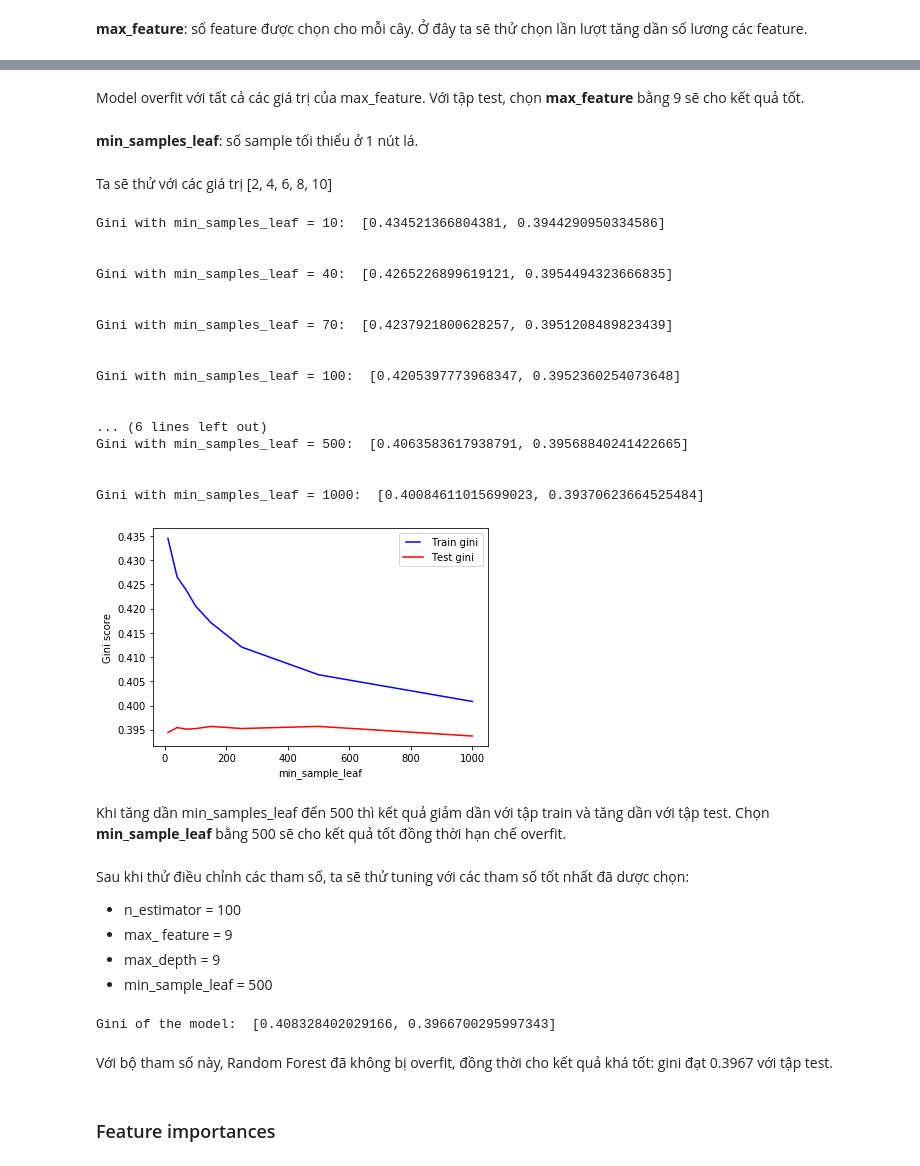
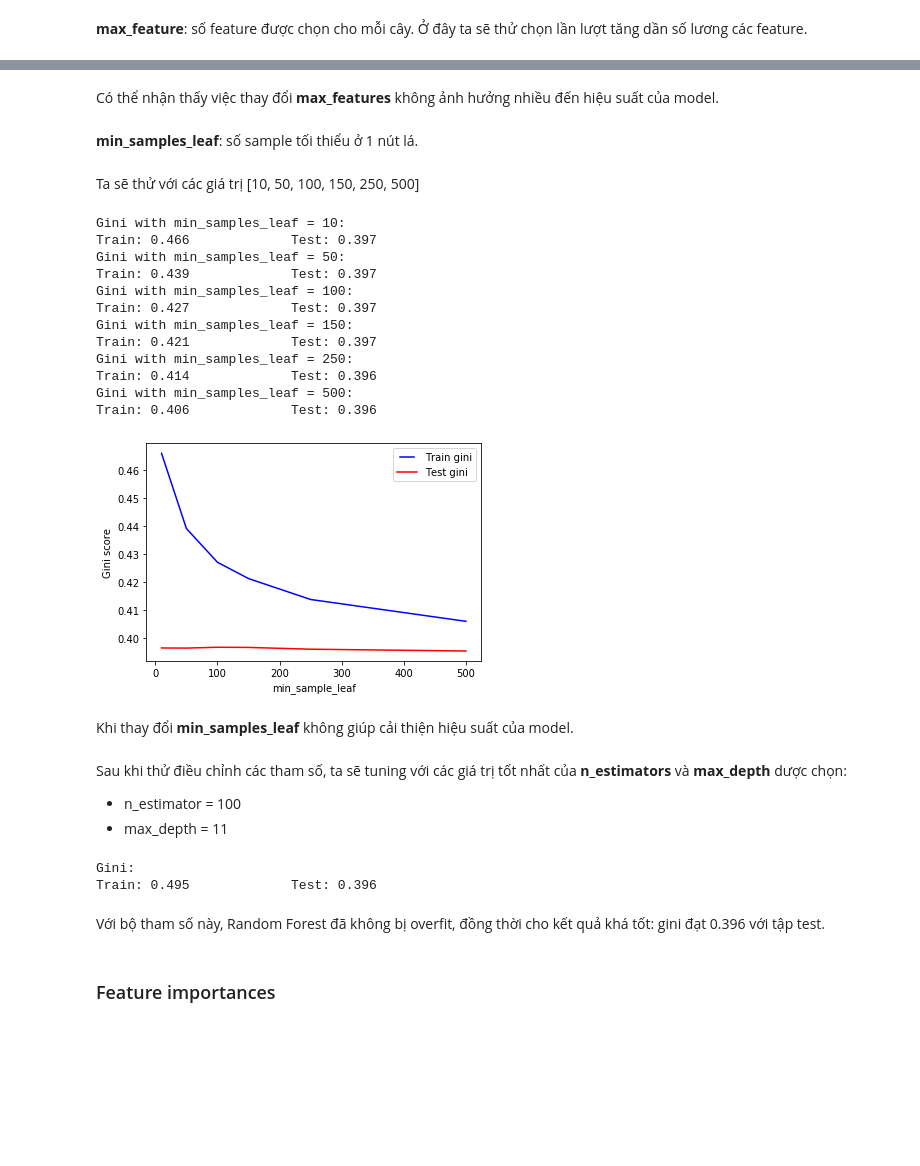
Before and after one commit to trungnt11/intern, a Jupyter notebook: intro.ipynb, the cells around one changed output, grey strips where cells are left out. Saved outputs shown, nothing was run; the diff lists cells and outputs as text; code cells hidden in the pictures; blank space fills up the shorter version.

```diff
--- a/intro.ipynb
+++ b/intro.ipynb
@@ -526,14 +518,14 @@ Có thể thấy model bị overfit khi các cây có độ sâu lớn dần. Ch
 **max_feature**: số feature được chọn cho mỗi cây.
 Ở đây ta sẽ thử chọn lần lượt tăng dần số lương các feature.
 # %%
-max_features = list(range(1, X_train.shape[1], 2))
+max_features = list(range(1, X_train.shape[1], 4))
 train_results = []
 test_results = []
 for max_feature in max_features:
-    rf = RandomForestClassifier(max_features=max_feature, n_jobs=-1, random_state=42, max_depth=9)
+    rf = RandomForestClassifier(max_features=max_feature, n_jobs=-1, random_state=42, max_depth=11)
 
-    print("Gini with max_features = %d: " % (max_feature), evaluate(rf, X_train, Y_train, X_test, Y_test))
-    print('\n')
+    print("Gini with max_features = %d: " % (max_feature))
+    print('Train: %.3f \t \t Test: %.3f' % (evaluate(rf, X_train, Y_train, X_test, Y_test)[0], evaluate(rf, X_train, Y_train, X_test, Y_test)[1] ))
 
     train_results.append(evaluate(rf, X_train, Y_train, X_test, Y_test)[0])
     test_results.append(evaluate(rf, X_train, Y_train, X_test, Y_test)[1])
@@ -568,53 +559,46 @@ Gini with max_features = 31:  [0.4489287840184404, 0.3900723758383622]
-# %% [markdown]
-Model overfit với tất cả các giá trị của max_feature. Với tập test, chọn **max_feature** bằng 9 sẽ cho kết quả tốt.
+# %% [markdown]
+Có thể nhận thấy việc thay đổi **max_features** không ảnh hưởng nhiều đến hiệu suất của model.
 # %% [markdown]
 **min_samples_leaf**: số sample tối thiểu ở 1 nút lá.
 # %% [markdown]
-Ta sẽ thử với các giá trị [2, 4, 6, 8, 10]
+Ta sẽ thử với các giá trị [10, 50, 100, 150, 250, 500]
 # %%
-min_samples_leafs = [10, 40, 70, 100, 150, 250, 500, 1000]
+min_samples_leafs = [10, 50, 100, 150, 250, 500]
 train_results = []
 test_results = []
 for min_samples_leaf in min_samples_leafs:
-    rf = RandomForestClassifier(min_samples_leaf=min_samples_leaf, n_jobs=-1, random_state=42, max_depth=9, max_features=9)
+    rf = RandomForestClassifier(min_samples_leaf=min_samples_leaf, n_jobs=-1, random_state=42, max_depth=11)
 
-    print("Gini with min_samples_leaf = %d: " % (min_samples_leaf), evaluate(rf, X_train, Y_train, X_test, Y_test))
-    print('\n')
+    print("Gini with min_samples_leaf = %d: " % (min_samples_leaf))
+    print('Train: %.3f \t \t Test: %.3f' % (evaluate(rf, X_train, Y_train, X_test, Y_test)[0], evaluate(rf, X_train, Y_train, X_test, Y_test)[1] ))
 
     train_results.append(evaluate(rf, X_train, Y_train, X_test, Y_test)[0])
     test_results.append(evaluate(rf, X_train, Y_train, X_test, Y_test)[1])
 from matplotlib.legend_handler import HandlerLine2D
 line1, = plt.plot(min_samples_leafs, train_results, 'b', label='Train gini')
 line2, = plt.plot(min_samples_leafs, test_results, 'r', label='Test gini')
 plt.legend(handler_map={line1: HandlerLine2D(numpoints=2)})
 plt.ylabel('Gini score')
 plt.xlabel('min_sample_leaf')
 plt.show()
 # %% [output]
-Gini with min_samples_leaf = 10:  [0.434521366804381, 0.3944290950334586]
-
-
-Gini with min_samples_leaf = 40:  [0.4265226899619121, 0.3954494323666835]
-
-
-Gini with min_samples_leaf = 70:  [0.4237921800628257, 0.3951208489823439]
-
-
-Gini with min_samples_leaf = 100:  [0.4205397773968347, 0.3952360254073648]
-
-
-... (6 lines left out)
-Gini with min_samples_leaf = 500:  [0.4063583617938791, 0.39568840241422665]
-
-
-Gini with min_samples_leaf = 1000:  [0.40084611015699023, 0.39370623664525484]
+Gini with min_samples_leaf = 10:
+Train: 0.466             Test: 0.397
+Gini with min_samples_leaf = 50:
+Train: 0.439             Test: 0.397
+Gini with min_samples_leaf = 100:
+Train: 0.427             Test: 0.397
+Gini with min_samples_leaf = 150:
+Train: 0.421             Test: 0.397
+Gini with min_samples_leaf = 250:
+Train: 0.414             Test: 0.396
+Gini with min_samples_leaf = 500:
+Train: 0.406             Test: 0.396
-[figure, old version]
+[figure, new version]
-# %% [markdown]
-Khi tăng dần min_samples_leaf đến 500 thì kết quả giảm dần với tập train và tăng dần với tập test. Chọn **min_sample_leaf** bằng 500 sẽ cho kết quả tốt đồng thời hạn chế overfit.
+# %% [markdown]
+Khi thay đổi **min_samples_leaf** không giúp cải thiện hiệu suất của model.
 # %% [markdown]
-Sau khi thử điều chỉnh các tham số, ta sẽ thử tuning với các tham số tốt nhất đã dược chọn:
+Sau khi thử điều chỉnh các tham số, ta sẽ tuning với các giá trị tốt nhất của **n_estimators** và **max_depth** dược chọn:
 - n_estimator = 100
-- max_ feature = 9
-- max_depth = 9
-- min_sample_leaf = 500
+- max_depth = 11
 # %%
@@ -622,9 +606,11 @@ random_forest = RandomForestClassifier(n_estimators=100, max_features=9, max_dep
 # %%
-print('Gini of the model: ', evaluate(random_forest, X_train, Y_train, X_test, Y_test))
+print('Gini: ')
+print('Train: %.3f \t \t Test: %.3f' % (evaluate(random_forest, X_train, Y_train, X_test, Y_test)[0], evaluate(rf, X_train, Y_train, X_test, Y_test)[1] ))
 # %% [output]
-Gini of the model:  [0.408328402029166, 0.3966700295997343]
+Gini:
+Train: 0.495             Test: 0.396
 # %% [markdown]
-Với bộ tham số này, Random Forest đã không bị overfit, đồng thời cho kết quả khá tốt: gini đạt 0.3967 với tập test.
+Với bộ tham số này, Random Forest đã không bị overfit, đồng thời cho kết quả khá tốt: gini đạt 0.396 với tập test.
 # %% [markdown]
 ### Feature importances
 # %% [markdown]
```
Also changed, not shown: parts of 45 cells of this notebook.
